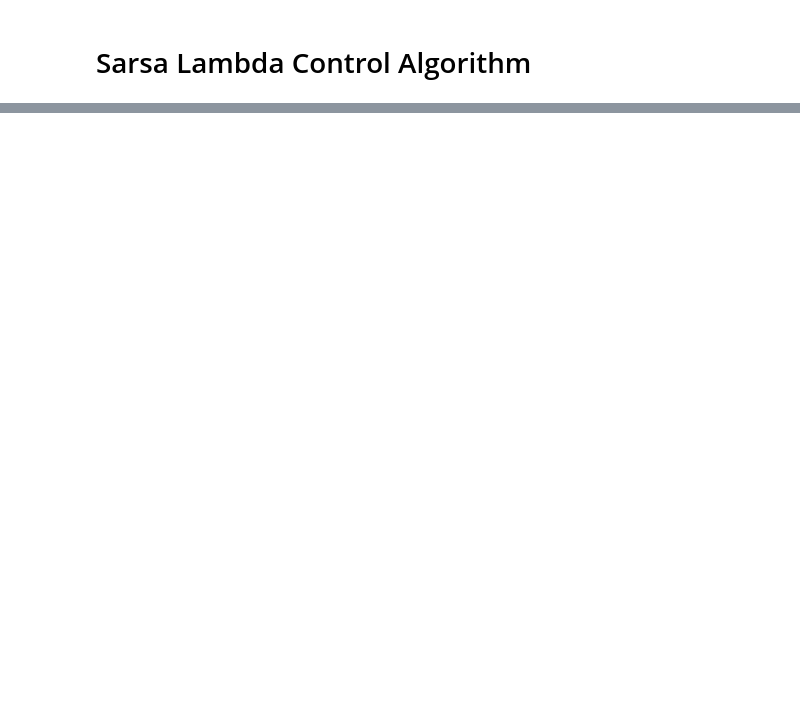
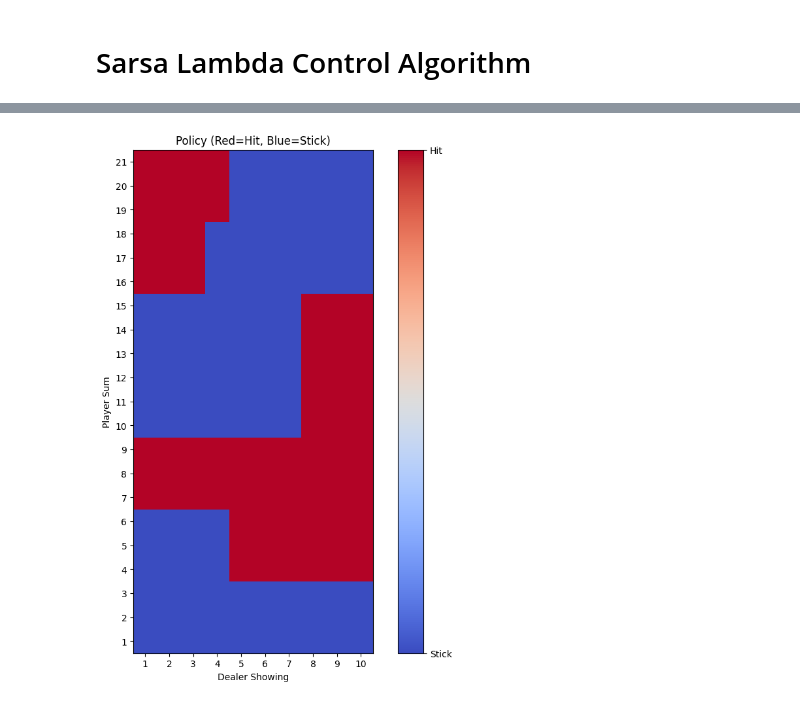
Before and after one commit to Andyccs/reinforcement_learning_david_silver_summary, a Jupyter notebook: easy21/easy21.ipynb, the cells around one changed output, grey strips where cells are left out. Saved outputs shown, nothing was run; the diff lists cells and outputs as text; code cells hidden in the pictures; blank space fills up the shorter version.

```diff
--- a/easy21/easy21.ipynb
+++ b/easy21/easy21.ipynb
@@ -105,0 +123,4 @@ learning.plot_mse_per_episode(mse_lambda_0, mse_lambda_1, "lambda=0", "lambda=1"
+# %%
+learning.plot_policy(approx_policy)
+# %% [output]
+[figure, added]
```
Also changed, not shown: parts of 21 cells of this notebook, 2 other files.
